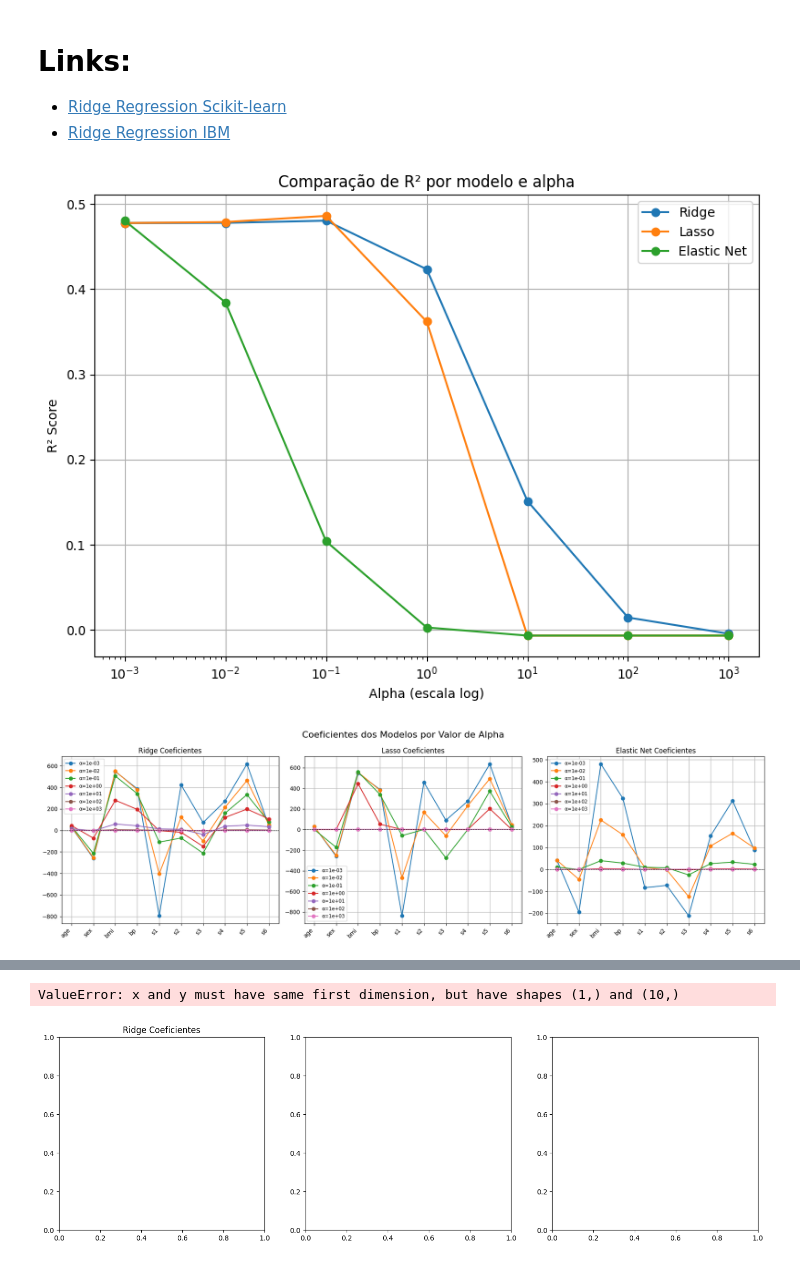
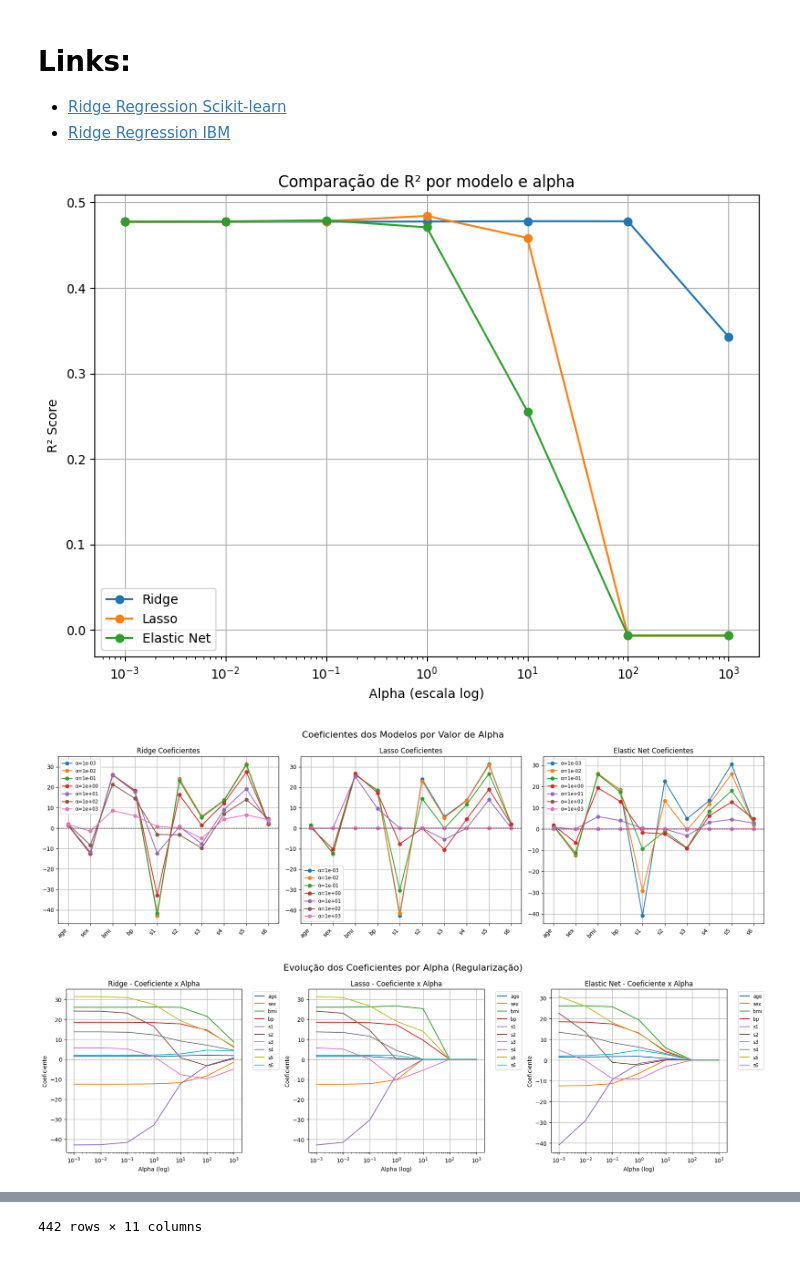
Before and after one commit to gddeazevedo/svm, a Jupyter notebook: main.ipynb, the cells around one changed output, grey strips where cells are left out. Cells and saved outputs as stored; diff of their text form; code cells hidden in the pictures.

```diff
--- a/main.ipynb
+++ b/main.ipynb
@@ -12,7 +12,7 @@ from sklearn.linear_model import Ridge, Lasso, ElasticNet
 from sklearn.model_selection import train_test_split
 from sklearn.metrics import mean_squared_error, r2_score
 from collections import defaultdict
-
+from sklearn.preprocessing import StandardScaler
 
 models = {
     "Ridge": Ridge(),
@@ -26,7 +26,11 @@ y = dataset.target
 feature_names = dataset.feature_names
 
 
-X_train, X_test, y_train, y_test = train_test_split(X, y, test_size=0.3, random_state=42)
+scaler   = StandardScaler()
+X_scaled = scaler.fit_transform(X)
+
+
+X_train, X_test, y_train, y_test = train_test_split(X_scaled, y, test_size=0.3, random_state=42)
 
 alphas = np.logspace(-3, 3, 7)
 results = []
@@ -88,32 +92,33 @@ plt.show()
 
 fig, axs = plt.subplots(1, len(models), figsize=(18, 5))
 
 for idx, (model_name, coef_list) in enumerate(coefs.items()):
     axs[idx].set_title(f"{model_name} - Coeficiente x Alpha")
 
     coef_array = np.array(coef_list)  # shape: (len(alphas), n_features)
 
     for feature_idx in range(n_features):
         axs[idx].plot(alphas, coef_array[:, feature_idx], label=feature_names[feature_idx])
 
     axs[idx].set_xscale("log")
     axs[idx].set_xlabel("Alpha (log)")
     axs[idx].set_ylabel("Coeficiente")
     axs[idx].axhline(0, color='black', linestyle='--', linewidth=0.8)
     axs[idx].legend(fontsize='small', bbox_to_anchor=(1.05, 1), loc='upper left')
     axs[idx].grid(True)
 
 plt.tight_layout()
 plt.suptitle("Evolução dos Coeficientes por Alpha (Regularização)", fontsize=16, y=1.05)
 plt.show()
 
 df = pd.DataFrame(dataset.data, columns=dataset.feature_names)
 df["target"] = dataset.target
 
 display(df)
 
 df_results = pd.DataFrame(results)
 display(df_results)
 # %% [output]
-[figure, old version]
+[figure, new version]
-[figure, old version]
+[figure, new version]
+[figure, new version]
@@ -120,2 +137 @@ display(df_results)
-ValueError: x and y must have same first dimension, but have shapes (1,) and (10,)
+442 rows × 11 columns
-[figure, old version]
```
Also changed, not shown: parts of 1 cell of this notebook, 5 other files.
